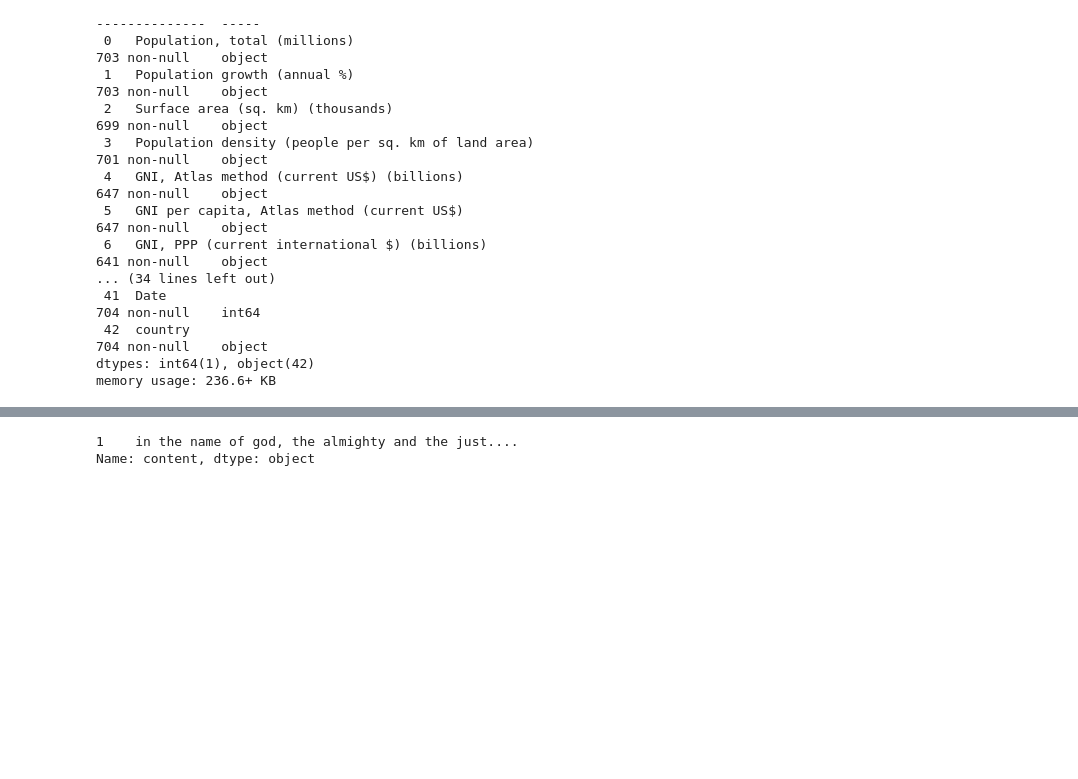
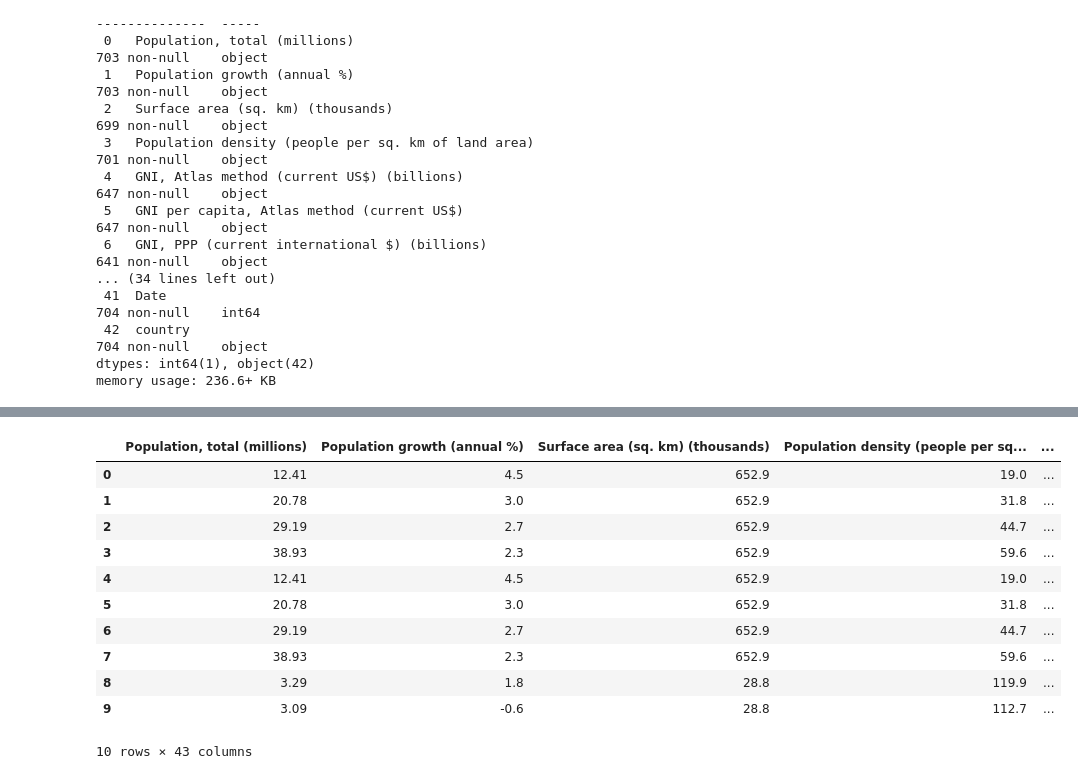
Before and after one commit to recmera/nlp-constitutions-analysis, a Jupyter notebook: 2-Cleaning-data.ipynb, the cells around one changed output, grey strips where cells are left out. Drawn from its saved outputs; the diff is of its cells as text; code cells hidden in the pictures; blank space fills up the shorter version.

```diff
--- a/2-Cleaning-data.ipynb
+++ b/2-Cleaning-data.ipynb
@@ -104,12 +104,24 @@ text.head(10)
 | 7 | https://constituteproject.org/con... | Antigua and Barbuda 1981 | whereas the people of antigua and... | antigua-and-barbuda | 1981 | 1981 |
 | 8 | https://constituteproject.org/con... | Argentina 1853 (reinst. 1983, rev... | we, the representatives of the pe... | argentina | 1853 | 1994 |
 | 9 | https://constituteproject.org/con... | Armenia 1995 (rev. 2015) Subseque... | the armenian people, accepting as... | armenia | 1995 | 2015 |
+# %%
+labels.head(10)
+# %% [output]
+|  | Population, total (millions) | Population growth (annual %) | Surface area (sq. km) (thousands) | Population density (people per sq... | ... |
+| 0 | 12.41 | 4.5 | 652.9 | 19.0 | ... |
+| 1 | 20.78 | 3.0 | 652.9 | 31.8 | ... |
+| 2 | 29.19 | 2.7 | 652.9 | 44.7 | ... |
+| 3 | 38.93 | 2.3 | 652.9 | 59.6 | ... |
+| 4 | 12.41 | 4.5 | 652.9 | 19.0 | ... |
+| 5 | 20.78 | 3.0 | 652.9 | 31.8 | ... |
+| 6 | 29.19 | 2.7 | 652.9 | 44.7 | ... |
+| 7 | 38.93 | 2.3 | 652.9 | 59.6 | ... |
+| 8 | 3.29 | 1.8 | 28.8 | 119.9 | ... |
+| 9 | 3.09 | -0.6 | 28.8 | 112.7 | ... |
+10 rows × 43 columns
 # %%
 labels['constitution'] = ''
 
 for index, row in labels.iterrows():
-    #text['content'].loc[(text.country == row['country']) & (text.year < row['year'])]
-    row['constitution'] =
+
+    labels.loc[index,'constitution'] = text['content'].loc[(text.country == row['country']) & (text.year < row['Date'])].max()
-# %% [output]
-1    in the name of god, the almighty and the just....
-Name: content, dtype: object
```
Also changed, not shown: parts of 3 cells of this notebook.
